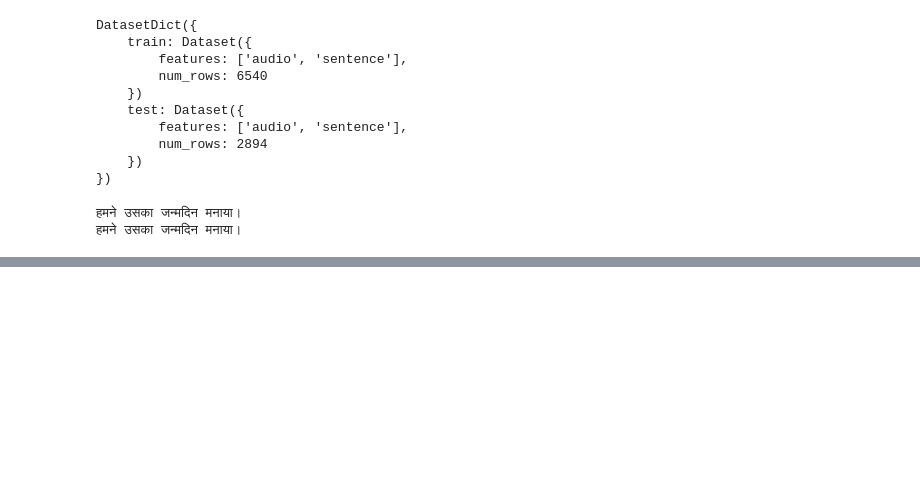
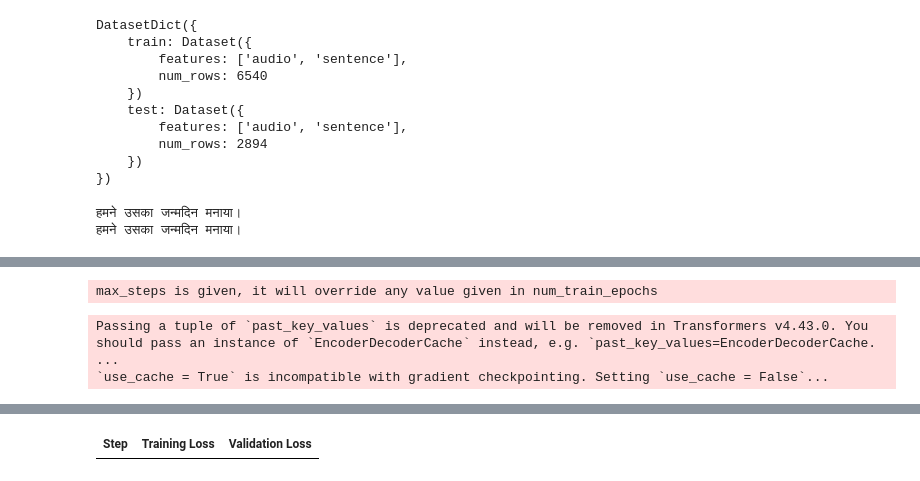
Before and after one commit to aashwinmishra/Errata, a Jupyter notebook: WhisperPytorch/Whisper_FineTuning_HF.ipynb, the cells around one changed output, grey strips where cells are left out. Drawn from its saved outputs; the diff is of its cells as text; code cells hidden in the pictures; blank space fills up the shorter version.

```diff
--- a/WhisperPytorch/Whisper_FineTuning_HF.ipynb
+++ b/WhisperPytorch/Whisper_FineTuning_HF.ipynb
@@ -59,0 +135,49 @@ print(decoded_str)
+# %%
+def compute_metrics(pred):
+    pred_ids = pred.predictions
+    label_ids = pred.label_ids
+    label_ids[label_ids == -100] = tokenizer.pad_token_id
+    pred_str = tokenizer.batch_decode(pred_ids, skip_special_tokens=True)
+    label_str = tokenizer.batch_decode(label_ids, skip_special_tokens=True)
+    wer = 100 * metric.compute(predictions=pred_str, references=label_str)
+    return {"wer": wer}
+# %%
+training_args = Seq2SeqTrainingArguments(
+    output_dir="./whisper-small-hi",
+    per_device_train_batch_size=16,
+    gradient_accumulation_steps=1,
+    learning_rate=1e-5,
+    warmup_steps=500,
+    max_steps=4000,
+    gradient_checkpointing=True,
+    fp16=True,
+    evaluation_strategy="steps",
+    per_device_eval_batch_size=8,
+    predict_with_generate=True,
+    generation_max_length=225,
+    save_steps=1000,
+    eval_steps=1000,
+    logging_steps=25,
+    report_to=["tensorboard"],
+    load_best_model_at_end=True,
+    metric_for_best_model="wer",
+    greater_is_better=False,
+    push_to_hub=False
+)
+# %%
+trainer = Seq2SeqTrainer(
+    args=training_args,
+    model=model,
+    train_dataset=common_voice["train"],
+    eval_dataset=common_voice["test"],
+    data_collator=data_collator,
+    compute_metrics=compute_metrics,
+    tokenizer=processor.feature_extractor,
+)
+# %% [output]
+max_steps is given, it will override any value given in num_train_epochs
+# %%
+trainer.train()
+# %% [output]
+Passing a tuple of `past_key_values` is deprecated and will be removed in Transformers v4.43.0. You should pass an instance of `EncoderDecoderCache` instead, e.g. `past_key_values=EncoderDecoderCache. ...
+`use_cache = True` is incompatible with gradient checkpointing. Setting `use_cache = False`...
@@ -59,0 +185 @@ print(decoded_str)
+| Step | Training Loss | Validation Loss |
```
Also changed, not shown: parts of 15 cells of this notebook.
